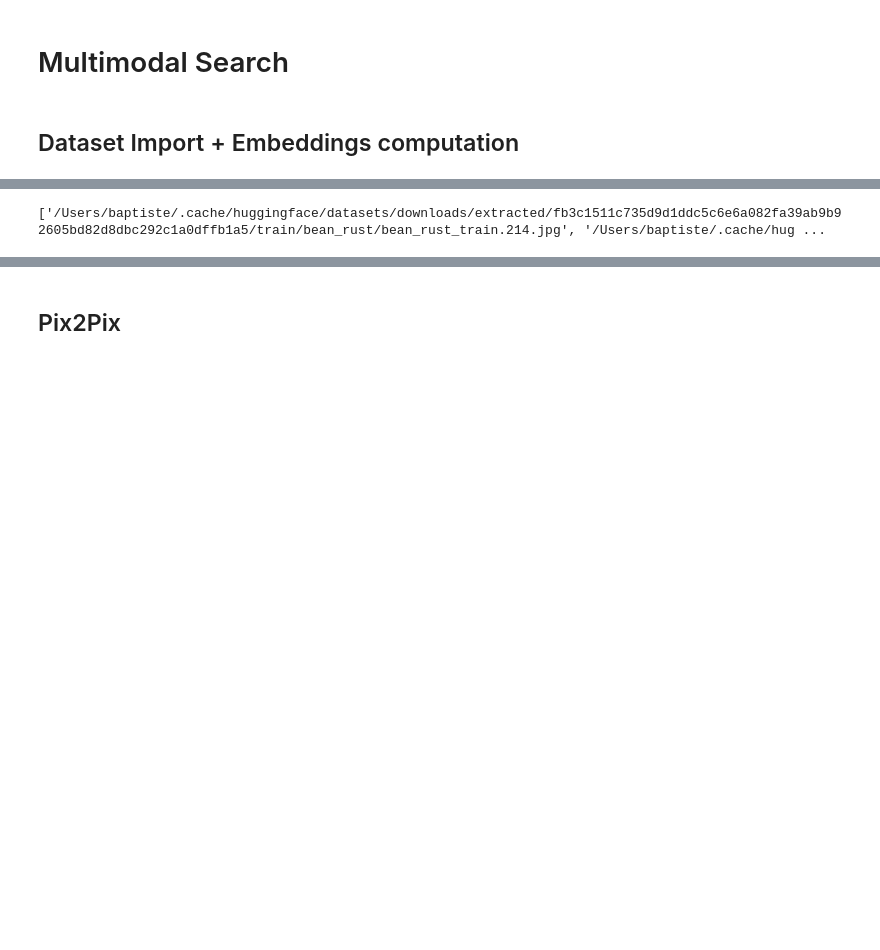
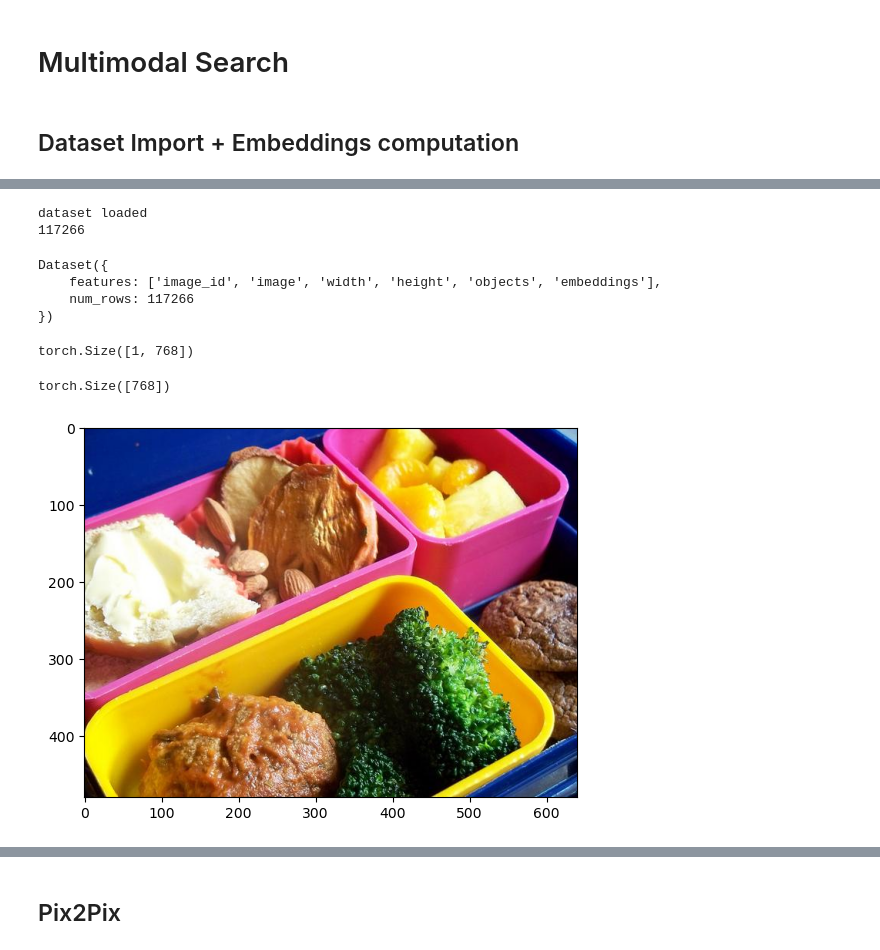
Before and after one commit to baptistecolle/multimodal-search, a Jupyter notebook: experiment.ipynb, the cells around one changed output, grey strips where cells are left out. Saved outputs shown, nothing was run; the diff lists cells and outputs as text; code cells hidden in the pictures; blank space fills up the shorter version.

Commit message:
embeddings fully workings

```diff
--- a/experiment.ipynb
+++ b/experiment.ipynb
@@ -32,7 +40,0 @@ Some weights of the model checkpoint at microsoft/cvt-21-384 were not used when
-# %%
-image = dataset["train"][0]["image"]
-image = extractor(images=image, return_tensors="pt")["pixel_values"].to(device)
-print(image.shape)
-
-embeddings = model(image)
-print(embeddings.last_hidden_state[:, 0].shape)
@@ -98,16 +114,41 @@ RuntimeError: output with shape [1, 384, 384] doesn't match the broadcast shape
 # %%
+
 # https://huggingface.co/course/chapter5/6?fw=pt#using-faiss-for-efficient-similarity-search
+save_path = "./data/coco_embeddings"
+dataset_emb = load_from_disk(save_path)
+print("dataset loaded")
+# print(dataset_emb["embeddings"])
+print(dataset_emb.__len__())
 
 dataset_emb.add_faiss_index(column="embeddings")
-question_embedding = dataset_emb.tensor(dataset_emb["embeddings"][0]).cpu().detach().numpy()
-# print(torch.tensor(question_embedding))
-
-
-
-scores, samples = dataset_emb.get_nearest_examples(
-    "embeddings", question_embedding, k=5
-)
-
-print(samples["image_file_path"])
 # %% [output]
-['/Users/baptiste/.cache/huggingface/datasets/downloads/extracted/fb3c1511c735d9d1ddc5c6e6a082fa39ab9b92605bd82d8dbc292c1a0dffb1a5/train/bean_rust/bean_rust_train.214.jpg', '/Users/baptiste/.cache/hug ...
+dataset loaded
+117266
+Dataset({
+    features: ['image_id', 'image', 'width', 'height', 'objects', 'embeddings'],
+    num_rows: 117266
+})
+# %%
+def get_embeddings(image):
+    image = transformation_chain(image.convert('RGB'))
+    image = torch.stack([image])
+    image = image.to(device)
+    with torch.no_grad():
+        embeddings = model(image)
+        embeddings = embeddings.last_hidden_state[:, 0].cpu()
+        print(embeddings.shape)
+        embeddings = embeddings.squeeze(0)
+        return embeddings
+
+image = dataset_emb[0]["image"]
+
+# print image
+import matplotlib.pyplot as plt
+plt.imshow(image)
+
+question_embedding = get_embeddings(image)
+question_embedding.shape
+# %% [output]
+torch.Size([1, 768])
+torch.Size([768])
+[figure, added]
```
Also changed, not shown: parts of 14 cells of this notebook.
